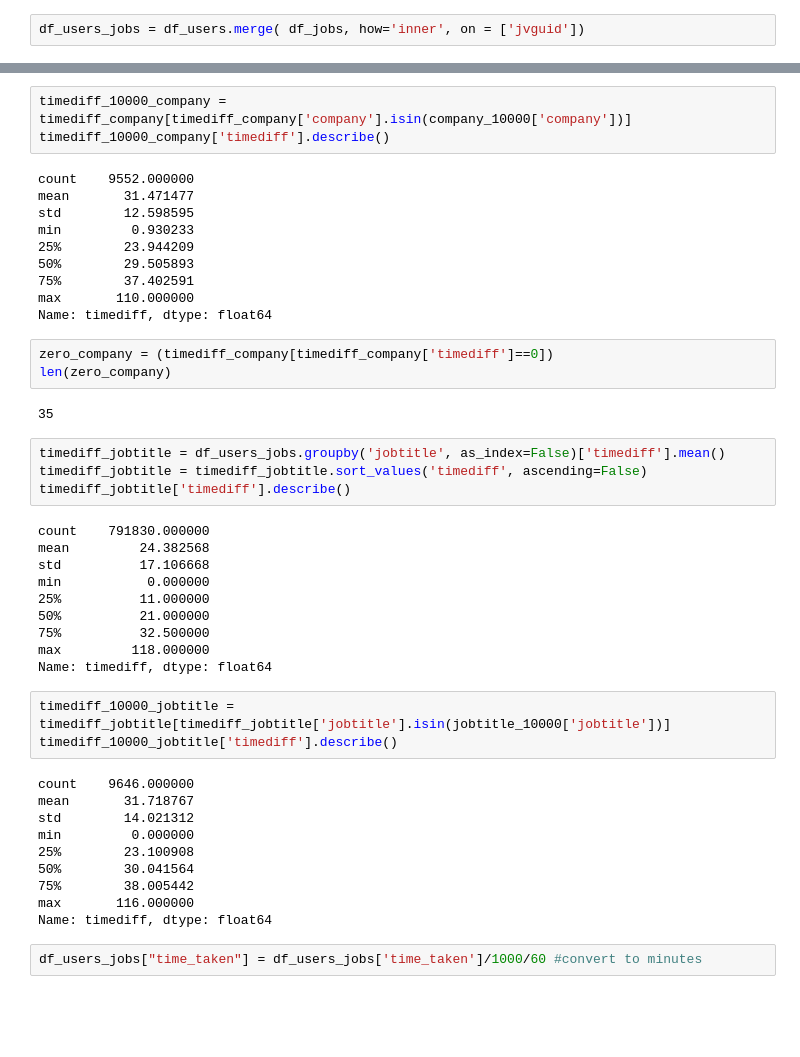
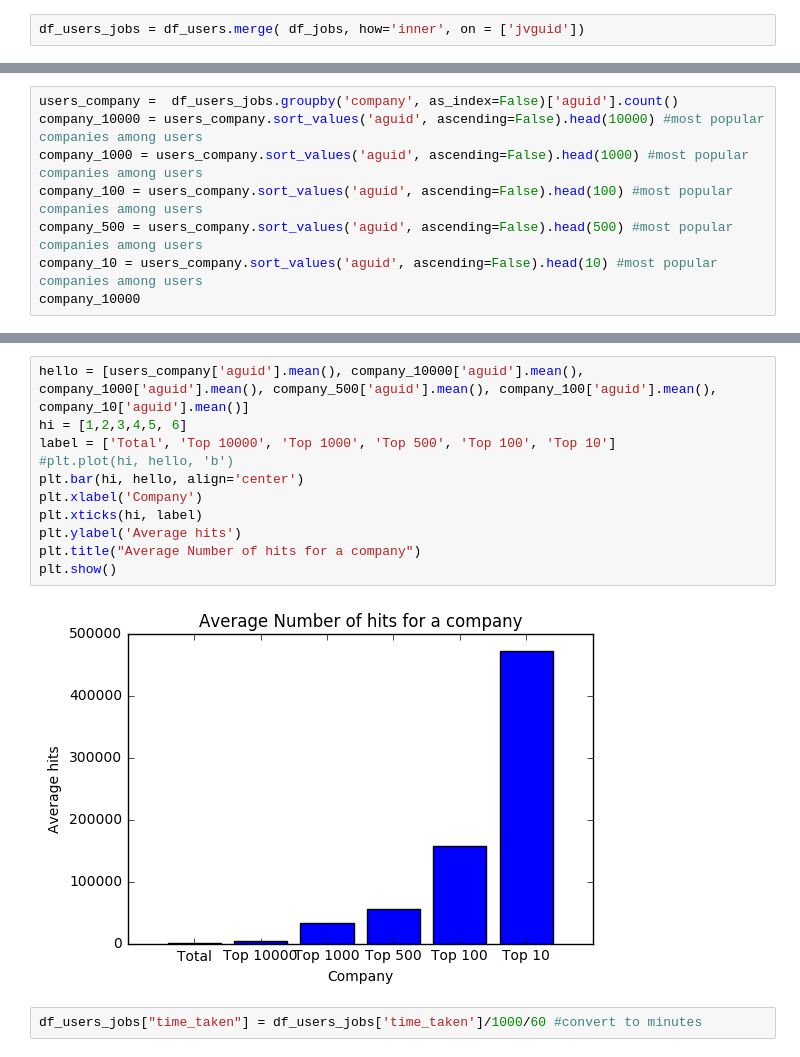
Before and after one commit to MSIA/vail, a Jupyter notebook: eda.ipynb, the cells around one changed output, grey strips where cells are left out. Cells and saved outputs as stored; diff of their text form; blank space fills up the shorter version.

```diff
--- a/eda.ipynb
+++ b/eda.ipynb
@@ -774,0 +820,8 @@ company_10000
+# %%
+users_company =  df_users_jobs.groupby('company', as_index=False)['aguid'].count()
+company_10000 = users_company.sort_values('aguid', ascending=False).head(10000) #most popular companies among users
+company_1000 = users_company.sort_values('aguid', ascending=False).head(1000) #most popular companies among users
+company_100 = users_company.sort_values('aguid', ascending=False).head(100) #most popular companies among users
+company_500 = users_company.sort_values('aguid', ascending=False).head(500) #most popular companies among users
+company_10 = users_company.sort_values('aguid', ascending=False).head(10) #most popular companies among users
+company_10000
@@ -817,48 +919,16 @@ Name: timediff, dtype: float64
-# %%
-timediff_10000_company = timediff_company[timediff_company['company'].isin(company_10000['company'])]
-timediff_10000_company['timediff'].describe()
-# %% [output]
-count    9552.000000
-mean       31.471477
-std        12.598595
-min         0.930233
-25%        23.944209
-50%        29.505893
-75%        37.402591
-max       110.000000
-Name: timediff, dtype: float64
-# %%
-zero_company = (timediff_company[timediff_company['timediff']==0])
-len(zero_company)
-# %% [output]
-35
-# %%
-timediff_jobtitle = df_users_jobs.groupby('jobtitle', as_index=False)['timediff'].mean()
-timediff_jobtitle = timediff_jobtitle.sort_values('timediff', ascending=False)
-timediff_jobtitle['timediff'].describe()
-# %% [output]
-count    791830.000000
-mean         24.382568
-std          17.106668
-min           0.000000
-25%          11.000000
-50%          21.000000
-75%          32.500000
-max         118.000000
-Name: timediff, dtype: float64
-# %%
-timediff_10000_jobtitle = timediff_jobtitle[timediff_jobtitle['jobtitle'].isin(jobtitle_10000['jobtitle'])]
-timediff_10000_jobtitle['timediff'].describe()
-# %% [output]
-count    9646.000000
-mean       31.718767
-std        14.021312
-min         0.000000
-25%        23.100908
-50%        30.041564
-75%        38.005442
-max       116.000000
-Name: timediff, dtype: float64
+# %%
+hello = [users_company['aguid'].mean(), company_10000['aguid'].mean(), company_1000['aguid'].mean(), company_500['aguid'].mean(), company_100['aguid'].mean(), company_10['aguid'].mean()]
+hi = [1,2,3,4,5, 6]
+label = ['Total', 'Top 10000', 'Top 1000', 'Top 500', 'Top 100', 'Top 10']
+#plt.plot(hi, hello, 'b')
+plt.bar(hi, hello, align='center')
+plt.xlabel('Company')
+plt.xticks(hi, label)
+plt.ylabel('Average hits')
+plt.title("Average Number of hits for a company")
+plt.show()
+# %% [output]
+[figure, added]
 # %%
 df_users_jobs["time_taken"] = df_users_jobs['time_taken']/1000/60 #convert to minutes
 # %%
```
Also changed, not shown: parts of 35 cells of this notebook.
